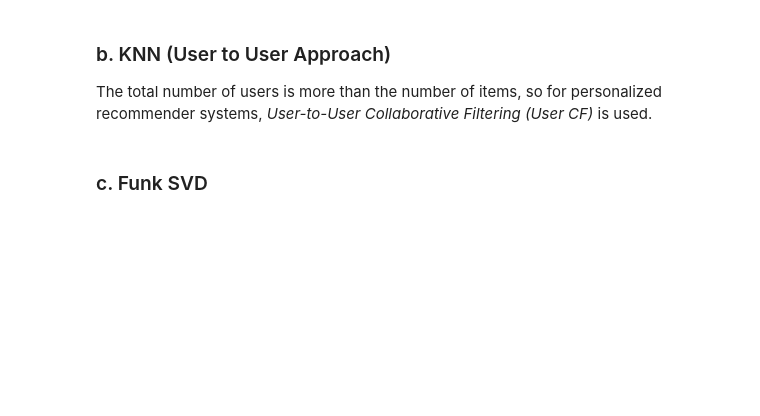
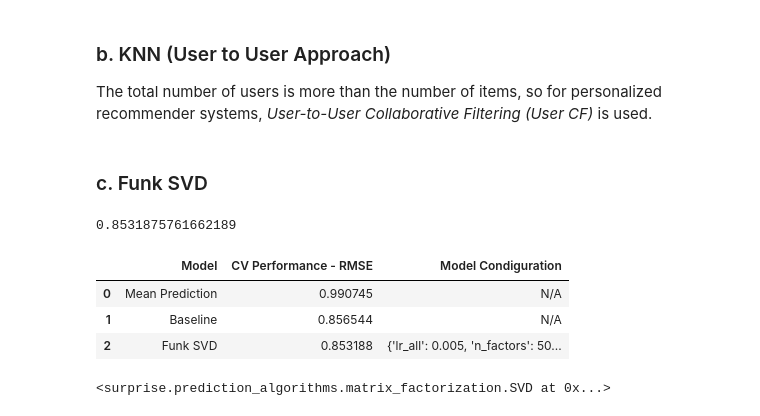
Before and after one commit to danannisar/goodbooks-recsys, a Jupyter notebook: eda-and-train.ipynb, the cells around one changed output. Drawn from its saved outputs; the diff is of its cells as text; code cells hidden in the pictures; blank space fills up the shorter version.

Commit message:
full train svd, adding baseline too

```diff
--- a/eda-and-train.ipynb
+++ b/eda-and-train.ipynb
@@ -312,7 +319,6 @@ utility_data
 def train_test_split(utility_data, test_size, random_state):
     """
     Train test split the data
-    ref: https://surprise.readthedocs.io/en/stable/FAQ.html#split-data-for-unbiased-estimation-py
 
     Parameters
     ----------
@@ -389,0 +398,8 @@ model_mean_pred
+# %%
+cv_meanpred = cross_validate(algo = model_mean_pred,
+                             data = full_data,
+                             cv = 5,
+                             measures = ['rmse'])
+
+cv_meanpred_rmse = cv_meanpred['test_rmse'].mean()
+cv_meanpred_rmse
@@ -390,5 +408,5 @@ model_mean_pred
 # %%
-cv_baseline = cross_validate(algo = model_mean_pred,
+cv_baseline = cross_validate(algo = BaselineOnly(),
                              data = full_data,
                              cv = 5,
                              measures = ['rmse'])
@@ -425,6 +451,24 @@ params_SVD = {'lr_all' : [1,0.1,0.01,0.001], 'n_factors' : [50,100],
+# %%
+# load
+best_params_svd = pickle.load(open('best_params_svd.pkl', 'rb'))
+#tuning_svd = RandomizedSearchCV(algo_class=SVD, param_distributions = best_params_svd, cv=5)
+svd = SVD(**best_params_svd)
+cv_svd = cross_validate(algo = svd,
+                             data = full_data,
+                             cv = 5,
+                             measures = ['rmse'])
+cv_svd_rmse = cv_svd['test_rmse'].mean()
+cv_svd_rmse
+# %% [output]
+0.8531875761662189
 # %%
-summary_df = pd.DataFrame({'Model': ['Baseline', 'Funk SVD'],
-                           'CV Performance - RMSE': [cv_baseline_rmse,tuning_svd.best_score['rmse'] ],
-                           'Model Condiguration':['N/A',f'{tuning_svd.best_params["rmse"]}']})
+summary_df = pd.DataFrame({'Model': ['Mean Prediction', 'Baseline', 'Funk SVD'],
+                           'CV Performance - RMSE': [cv_meanpred_rmse, cv_baseline_rmse,cv_svd_rmse],
+                           'Model Condiguration':['N/A','N/A', f'{best_params_svd}']})
 
 summary_df
+# %% [output]
+|  | Model | CV Performance - RMSE | Model Condiguration |
+| 0 | Mean Prediction | 0.990745 | N/A |
+| 1 | Baseline | 0.856544 | N/A |
+| 2 | Funk SVD | 0.853188 | {'lr_all': 0.005, 'n_factors': 50... |
@@ -440,0 +481,8 @@ loaded_model = pickle.load(open('best_params_svd.pkl', 'rb'))
+# %%
+# Create object
+model_best = SVD(**best_params_svd)
+
+# Retrain on whole train dataset
+model_best.fit(train_data)
+# %% [output]
+<surprise.prediction_algorithms.matrix_factorization.SVD at 0x...>
```
Also changed, not shown: parts of 15 cells of this notebook, 1 other file.
